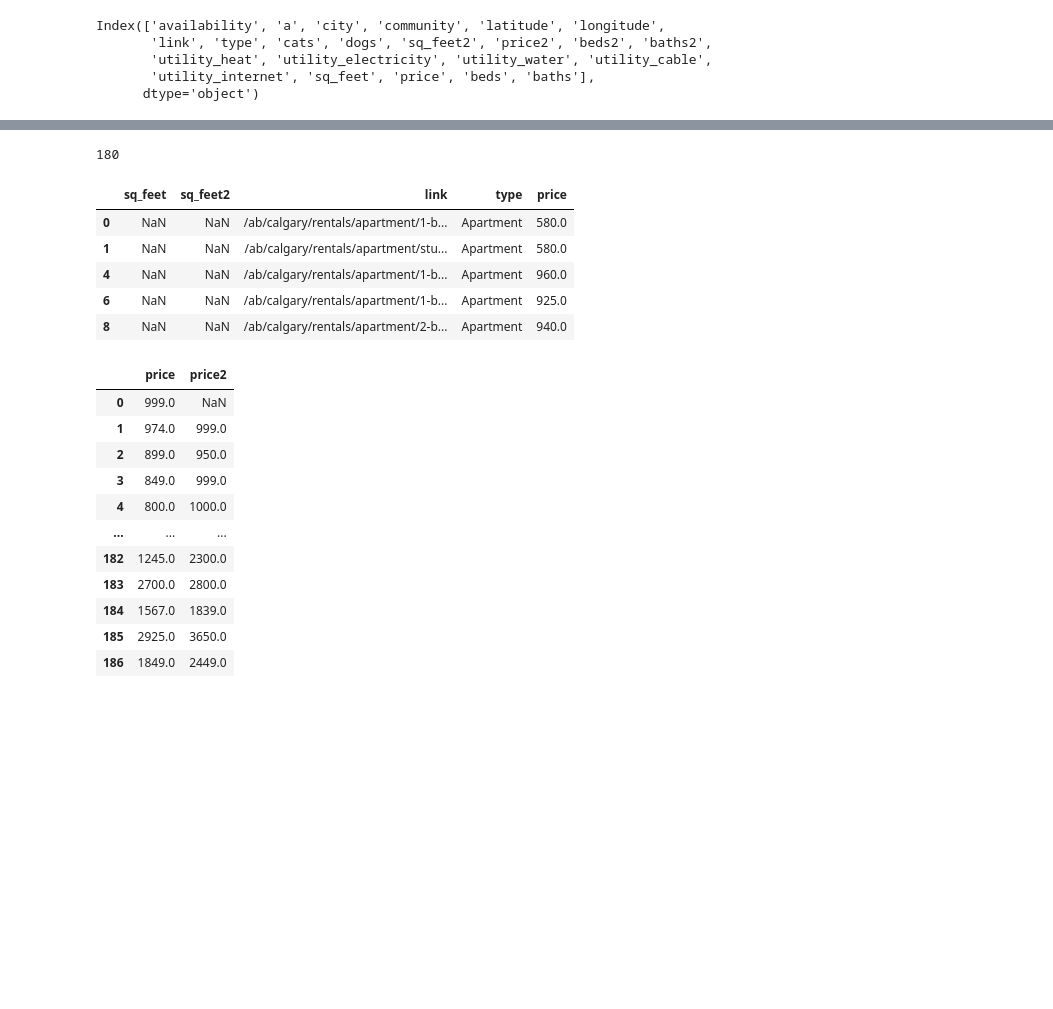
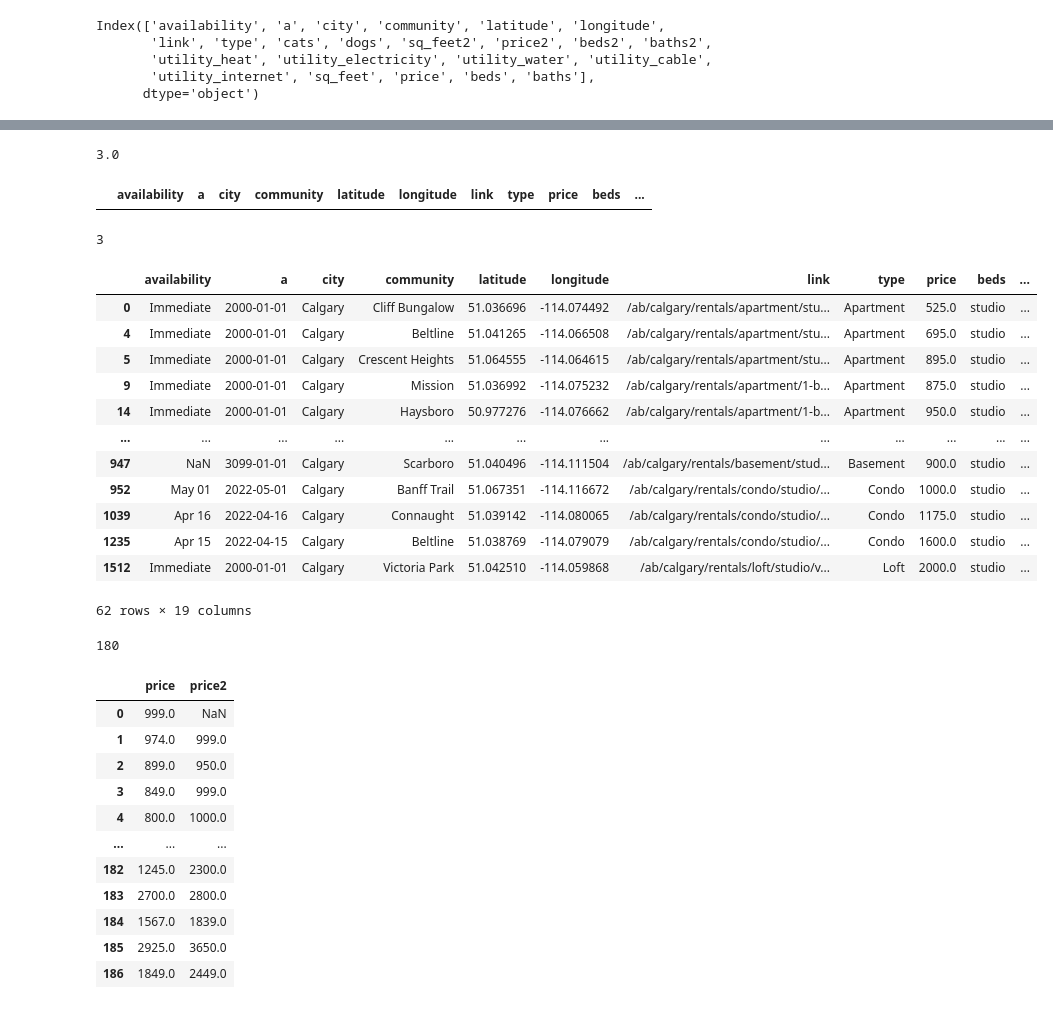
Before and after one commit to mitramir55/House-Price-Analyzer-Flask, a Jupyter notebook: Practice/practice - 2.ipynb, the cells around one changed output, grey strips where cells are left out. Drawn from its saved outputs; the diff is of its cells as text; code cells hidden in the pictures; blank space fills up the shorter version.

```diff
--- a/Practice/practice - 2.ipynb
+++ b/Practice/practice - 2.ipynb
@@ -67,3 +324,63 @@ Index(['availability', 'a', 'city', 'community', 'latitude', 'longitude',
+# %%
+# --ADD
+def clean_baths_col(df):
+    for i in range(len(df)):
+        try: df.loc[i, 'baths'] = np.floor(float(df.loc[i, 'baths']))
+        except:
+            df.loc[i, 'baths'] = 0
+    return df
+
+df_total = clean_baths_col(df_total)
+# %%
+np.floor(3.5)
+# %% [output]
+3.0
+# %%
+df_total[df_total.baths.isna()]
+# %% [output]
+|  | availability | a | city | community | latitude | longitude | link | type | price | beds | ... |
+# %%
+int(re.findall('\d', '3+den')[0])
+# %% [output]
+3
+# %%
+df_total.reset_index(inplace=True, drop=True)
+# %%
+# --ADD
+df_total.loc[:, 'cats'] = df_total.loc[:, 'cats'].apply(lambda x : int(x))
+df_total.loc[:, 'dogs'] = df_total.loc[:, 'dogs'].apply(lambda x : int(x))
+# %%
+# -- ADD
+
+def clean_beds_col(df):
+
+    for i in range(len(df)):
+        val = df.loc[i, 'beds']
+        try: df.loc[i, 'beds'] = int(val)
+        except:
+            if re.findall('\d', val):
+                df.loc[i, 'beds'] = int(re.findall('\d', val)[0])
+            else:
+                df.loc[i, 'beds'] = 0
+    return df
+
+df_total = clean_beds_col(df_total)
+# %%
+df_total[df_total.beds=='studio']
+# %% [output]
+|  | availability | a | city | community | latitude | longitude | link | type | price | beds | ... |
+| 0 | Immediate | 2000-01-01 | Calgary | Cliff Bungalow | 51.036696 | -114.074492 | /ab/calgary/rentals/apartment/stu... | Apartment | 525.0 | studio | ... |
+| 4 | Immediate | 2000-01-01 | Calgary | Beltline | 51.041265 | -114.066508 | /ab/calgary/rentals/apartment/stu... | Apartment | 695.0 | studio | ... |
+| 5 | Immediate | 2000-01-01 | Calgary | Crescent Heights | 51.064555 | -114.064615 | /ab/calgary/rentals/apartment/stu... | Apartment | 895.0 | studio | ... |
+| 9 | Immediate | 2000-01-01 | Calgary | Mission | 51.036992 | -114.075232 | /ab/calgary/rentals/apartment/1-b... | Apartment | 875.0 | studio | ... |
+| 14 | Immediate | 2000-01-01 | Calgary | Haysboro | 50.977276 | -114.076662 | /ab/calgary/rentals/apartment/1-b... | Apartment | 950.0 | studio | ... |
+| ... | ... | ... | ... | ... | ... | ... | ... | ... | ... | ... | ... |
+| 947 | NaN | 3099-01-01 | Calgary | Scarboro | 51.040496 | -114.111504 | /ab/calgary/rentals/basement/stud... | Basement | 900.0 | studio | ... |
+| 952 | May 01 | 2022-05-01 | Calgary | Banff Trail | 51.067351 | -114.116672 | /ab/calgary/rentals/condo/studio/... | Condo | 1000.0 | studio | ... |
+| 1039 | Apr 16 | 2022-04-16 | Calgary | Connaught | 51.039142 | -114.080065 | /ab/calgary/rentals/condo/studio/... | Condo | 1175.0 | studio | ... |
+| 1235 | Apr 15 | 2022-04-15 | Calgary | Beltline | 51.038769 | -114.079079 | /ab/calgary/rentals/condo/studio/... | Condo | 1600.0 | studio | ... |
+| 1512 | Immediate | 2000-01-01 | Calgary | Victoria Park | 51.042510 | -114.059868 | /ab/calgary/rentals/loft/studio/v... | Loft | 2000.0 | studio | ... |
+62 rows × 19 columns
 # %%
 len(df[(~df.price2.isna())&(~df.sq_feet2.isna())&((~df.beds.isna()))&(~df.baths2.isna())])
 # %% [output]
@@ -89,12 +388,3 @@ df = clean_undefined_dates(df)
-# %%
-df[df.sq_feet.isna()][['sq_feet', 'sq_feet2', 'link', 'type', 'price']].head()
-# %% [output]
-|  | sq_feet | sq_feet2 | link | type | price |
-| 0 | NaN | NaN | /ab/calgary/rentals/apartment/1-b... | Apartment | 580.0 |
-| 1 | NaN | NaN | /ab/calgary/rentals/apartment/stu... | Apartment | 580.0 |
-| 4 | NaN | NaN | /ab/calgary/rentals/apartment/1-b... | Apartment | 960.0 |
-| 6 | NaN | NaN | /ab/calgary/rentals/apartment/1-b... | Apartment | 925.0 |
-| 8 | NaN | NaN | /ab/calgary/rentals/apartment/2-b... | Apartment | 940.0 |
 # %%
 df[['price', 'price2']]
 # %% [output]
```
Also changed, not shown: parts of 24 cells of this notebook, 1 other file.
